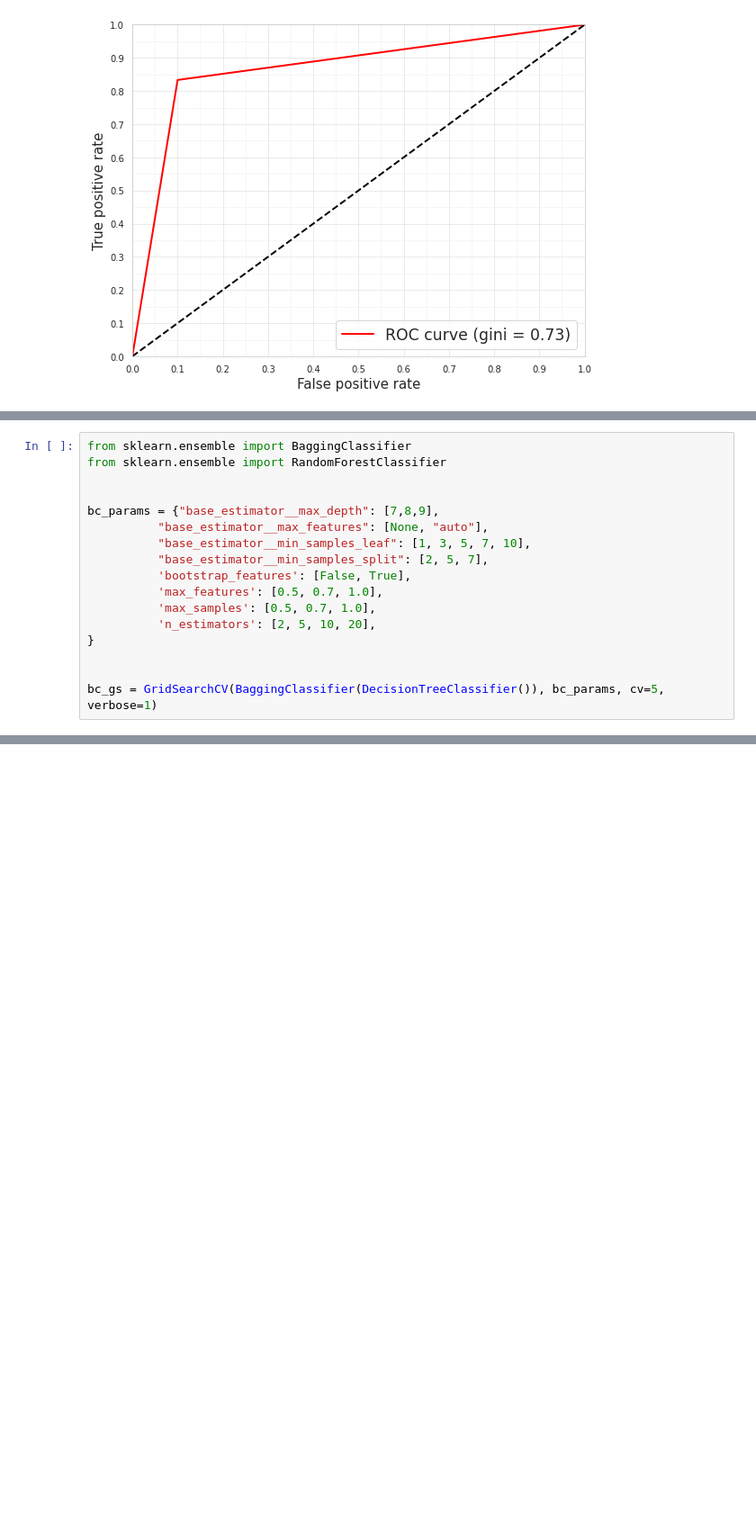
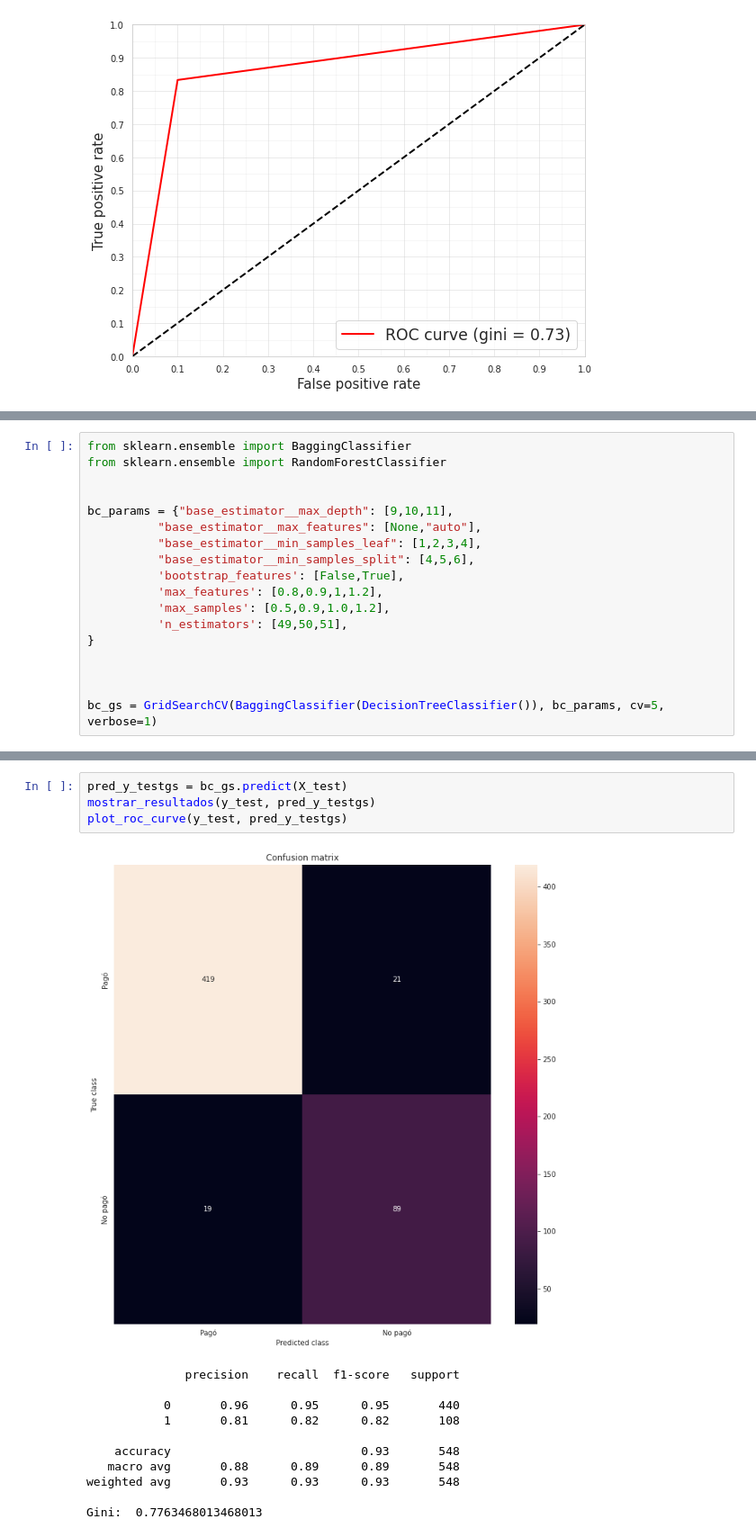
Before and after one commit to elopveg/Facturedo, a Jupyter notebook: Facturedo.ipynb, the cells around one changed output, grey strips where cells are left out. Shown at 90% size. Saved outputs shown, nothing was run; the diff lists cells and outputs as text; blank space fills up the shorter version.

```diff
--- a/Facturedo.ipynb
+++ b/Facturedo.ipynb
@@ -428,15 +431,16 @@ from sklearn.ensemble import BaggingClassifier
 from sklearn.ensemble import RandomForestClassifier
 
 
-bc_params = {"base_estimator__max_depth": [7,8,9],
-          "base_estimator__max_features": [None, "auto"],
-          "base_estimator__min_samples_leaf": [1, 3, 5, 7, 10],
-          "base_estimator__min_samples_split": [2, 5, 7],
-          'bootstrap_features': [False, True],
-          'max_features': [0.5, 0.7, 1.0],
-          'max_samples': [0.5, 0.7, 1.0],
-          'n_estimators': [2, 5, 10, 20],
+bc_params = {"base_estimator__max_depth": [9,10,11],
+          "base_estimator__max_features": [None,"auto"],
+          "base_estimator__min_samples_leaf": [1,2,3,4],
+          "base_estimator__min_samples_split": [4,5,6],
+          'bootstrap_features': [False,True],
+          'max_features': [0.8,0.9,1,1.2],
+          'max_samples': [0.5,0.9,1.0,1.2],
+          'n_estimators': [49,50,51],
 }
 
 
+
 bc_gs = GridSearchCV(BaggingClassifier(DecisionTreeClassifier()), bc_params, cv=5, verbose=1)
@@ -448,0 +465,16 @@ Fitting 5 folds for each of 6480 candidates, totalling 32400 fits
+# %%
+pred_y_testgs = bc_gs.predict(X_test)
+mostrar_resultados(y_test, pred_y_testgs)
+plot_roc_curve(y_test, pred_y_testgs)
+# %% [output]
+[figure, added]
+              precision    recall  f1-score   support
+
+           0       0.96      0.95      0.95       440
+           1       0.81      0.82      0.82       108
+
+    accuracy                           0.93       548
+   macro avg       0.88      0.89      0.89       548
+weighted avg       0.93      0.93      0.93       548
+
+Gini:  0.7763468013468013
```
Also changed, not shown: parts of 6 cells of this notebook.
